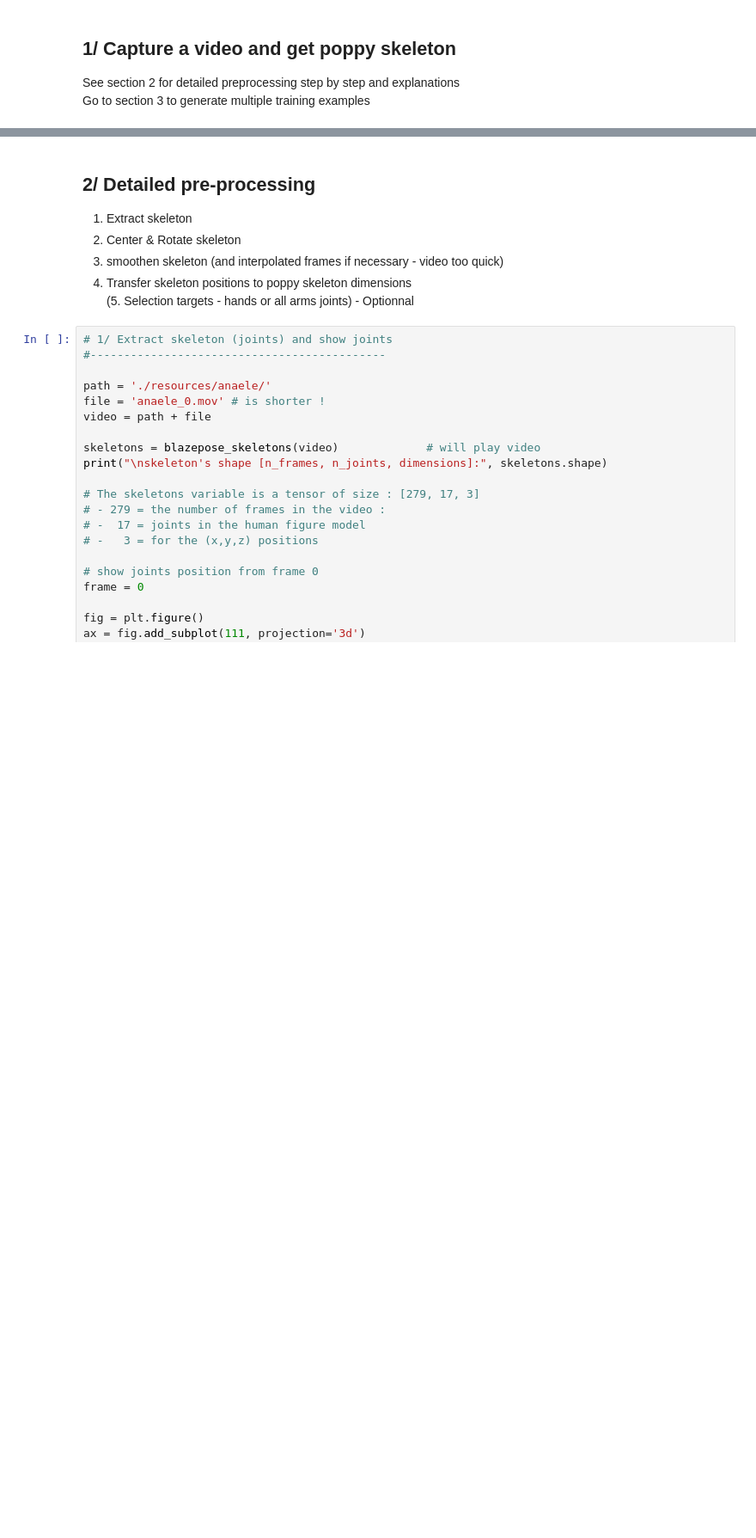
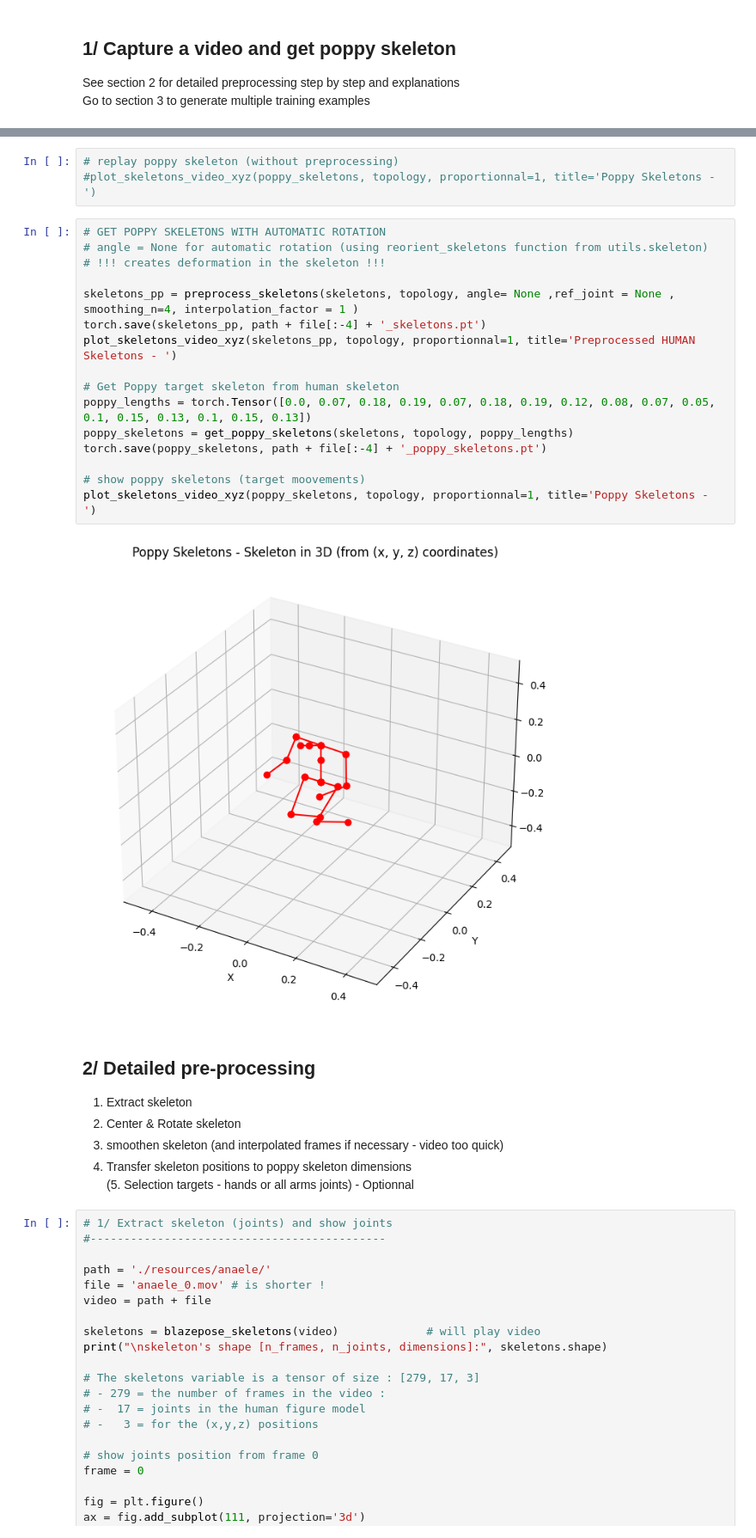
Before and after one commit to anaele-paris/Poppy, a Jupyter notebook: video_capturing.ipynb, the cells around one changed output, grey strips where cells are left out. Shown at 86% size. Drawn from its saved outputs; the diff is of its cells as text; blank space fills up the shorter version.

```diff
--- a/video_capturing.ipynb
+++ b/video_capturing.ipynb
@@ -584,3 +610,24 @@ plot_skeletons_video_xyz(poppy_skeletons, topology, proportionnal=1, title='Popp
+# %%
+# replay poppy skeleton (without preprocessing)
+#plot_skeletons_video_xyz(poppy_skeletons, topology, proportionnal=1, title='Poppy Skeletons - ')
+# %%
+# GET POPPY SKELETONS WITH AUTOMATIC ROTATION
+# angle = None for automatic rotation (using reorient_skeletons function from utils.skeleton)
+# !!! creates deformation in the skeleton !!!
+
+skeletons_pp = preprocess_skeletons(skeletons, topology, angle= None ,ref_joint = None , smoothing_n=4, interpolation_factor = 1 )
+torch.save(skeletons_pp, path + file[:-4] + '_skeletons.pt')
+plot_skeletons_video_xyz(skeletons_pp, topology, proportionnal=1, title='Preprocessed HUMAN Skeletons - ')
+
+# Get Poppy target skeleton from human skeleton
+poppy_lengths = torch.Tensor([0.0, 0.07, 0.18, 0.19, 0.07, 0.18, 0.19, 0.12, 0.08, 0.07, 0.05, 0.1, 0.15, 0.13, 0.1, 0.15, 0.13])
+poppy_skeletons = get_poppy_skeletons(skeletons, topology, poppy_lengths)
+torch.save(poppy_skeletons, path + file[:-4] + '_poppy_skeletons.pt')
+
+# show poppy skeletons (target moovements)
+plot_skeletons_video_xyz(poppy_skeletons, topology, proportionnal=1, title='Poppy Skeletons - ')
+# %% [output]
+[figure, added]
 # %% [markdown]
 **2/ Detailed pre-processing**
 ---
```
Also changed, not shown: parts of 8 cells of this notebook, 35 other files.
